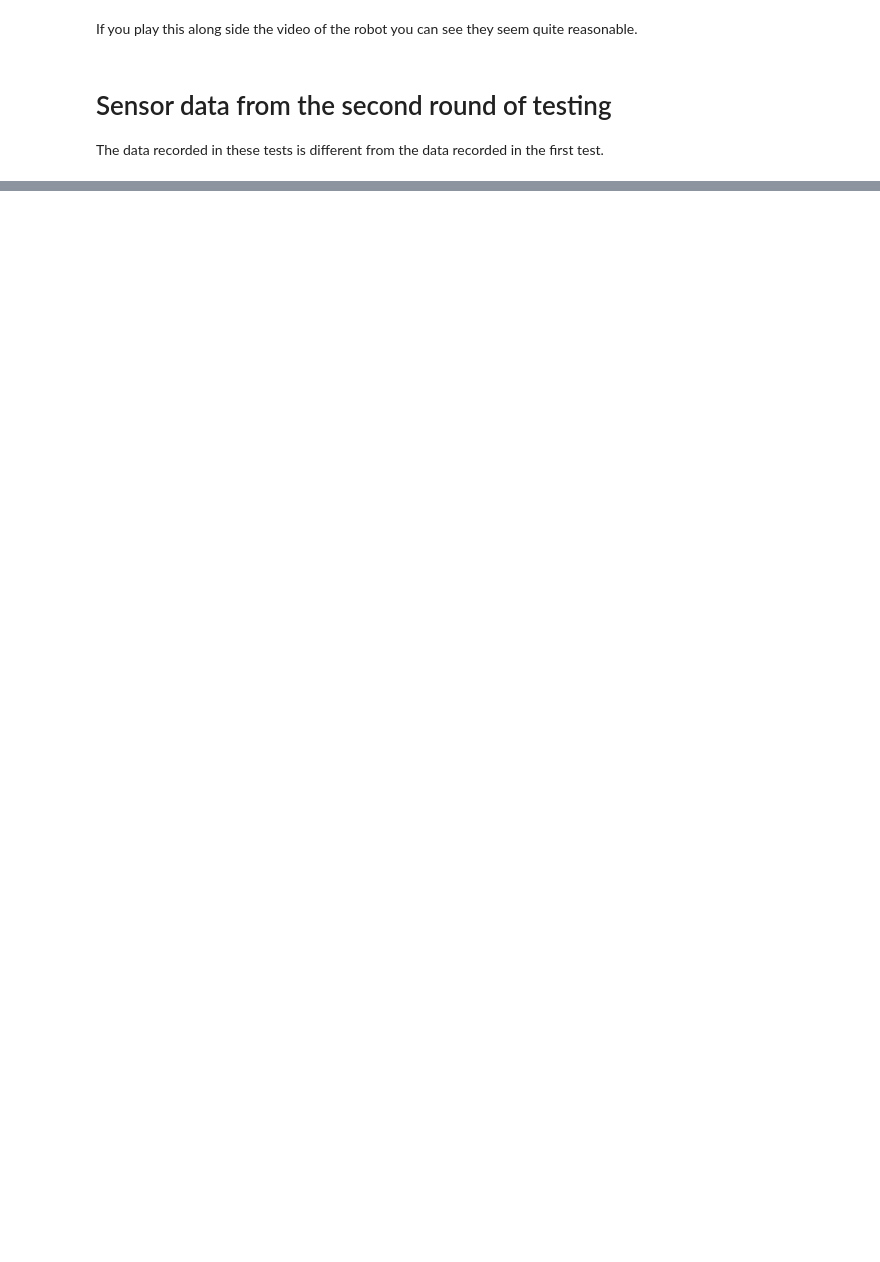
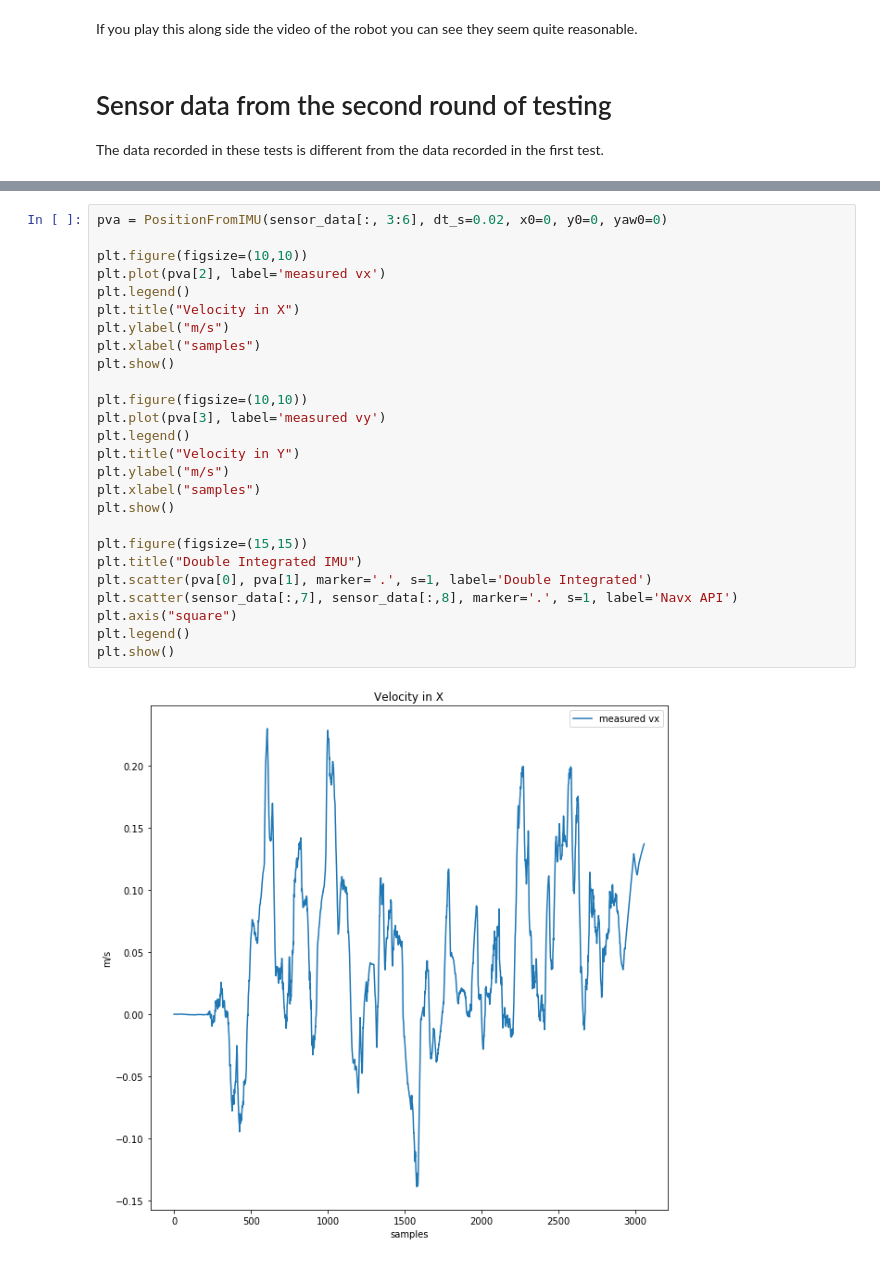
Before and after one commit to PHIL-MQP/phil, a Jupyter notebook: python/notebooks/Practice Field Data Analysis.ipynb, the cells around one changed output, grey strips where cells are left out. Saved outputs shown, nothing was run; the diff lists cells and outputs as text; blank space fills up the shorter version.

Commit message:
more mucking around with double integration

```diff
--- a/python/notebooks/Practice Field Data Analysis.ipynb
+++ b/python/notebooks/Practice Field Data Analysis.ipynb
@@ -113,0 +176,28 @@ idx header
+# %%
+pva = PositionFromIMU(sensor_data[:, 3:6], dt_s=0.02, x0=0, y0=0, yaw0=0)
+
+plt.figure(figsize=(10,10))
+plt.plot(pva[2], label='measured vx')
+plt.legend()
+plt.title("Velocity in X")
+plt.ylabel("m/s")
+plt.xlabel("samples")
+plt.show()
+
+plt.figure(figsize=(10,10))
+plt.plot(pva[3], label='measured vy')
+plt.legend()
+plt.title("Velocity in Y")
+plt.ylabel("m/s")
+plt.xlabel("samples")
+plt.show()
+
+plt.figure(figsize=(15,15))
+plt.title("Double Integrated IMU")
+plt.scatter(pva[0], pva[1], marker='.', s=1, label='Double Integrated')
+plt.scatter(sensor_data[:,7], sensor_data[:,8], marker='.', s=1, label='Navx API')
+plt.axis("square")
+plt.legend()
+plt.show()
+# %% [output]
+[figure, added]
```
Also changed, not shown: parts of 7 cells of this notebook, 5 other files.
